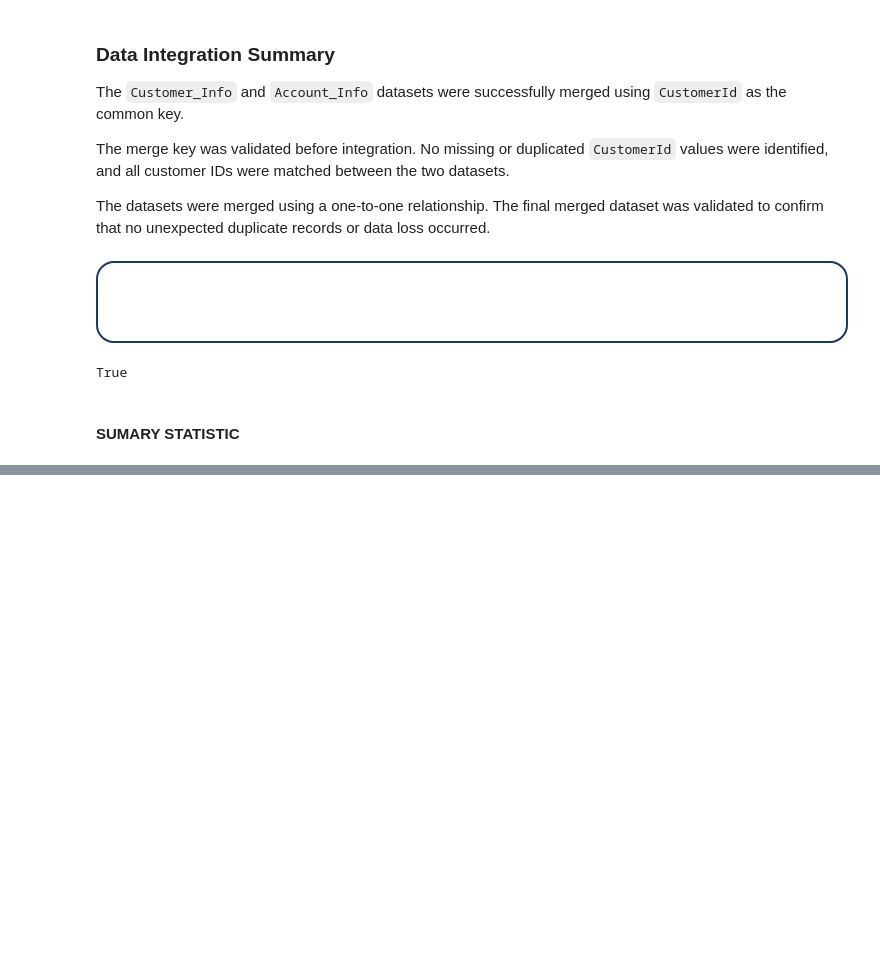
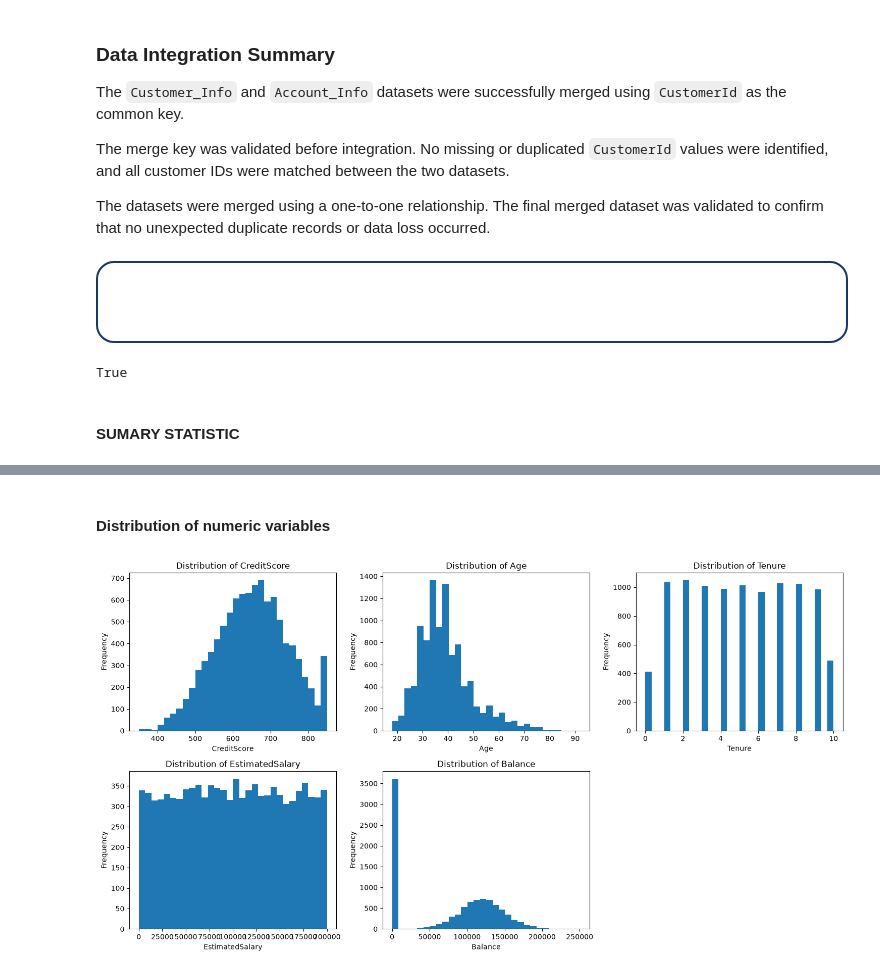
Before and after one commit to ppthanhtuyen-create/demo-git, a Jupyter notebook: data_understanding.ipynb, the cells around one changed output, grey strips where cells are left out. Drawn from its saved outputs; the diff is of its cells as text; code cells hidden in the pictures; blank space fills up the shorter version.

```diff
--- a/data_understanding.ipynb
+++ b/data_understanding.ipynb
@@ -838,19 +873,0 @@ df_merged.describe().T
-# %%
-import matplotlib.pyplot as plt
-
-numeric_cols = [
-    "CreditScore",
-    "Age",
-    "Tenure",
-    "EstimatedSalary",
-    "Balance",
-    "NumOfProducts"
-]
-
-for col in numeric_cols:
-    plt.figure(figsize=(8, 5))
-    plt.hist(df_merged[col], bins=30)
-    plt.title(f"Distribution of {col}")
-    plt.xlabel(col)
-    plt.ylabel("Frequency")
-    plt.show()
@@ -863,0 +886,33 @@ for col in numeric_cols:
+# %% [markdown]
+#### Distribution of numeric variables
+# %%
+import matplotlib.pyplot as plt
+
+numeric_cols = [
+    "CreditScore",
+    "Age",
+    "Tenure",
+    "EstimatedSalary",
+    "Balance"
+]
+
+fig, axes = plt.subplots(
+    2, 3,
+    figsize=(15, 8)
+)
+
+axes = axes.flatten()
+
+for i, col in enumerate(numeric_cols):
+    axes[i].hist(df_merged[col], bins=30)
+    axes[i].set_title(f"Distribution of {col}")
+    axes[i].set_xlabel(col)
+    axes[i].set_ylabel("Frequency")
+
+# Hide the unused subplot
+axes[-1].set_visible(False)
+
+plt.tight_layout()
+plt.show()
+# %% [output]
+[figure, added]
```
Also changed, not shown: parts of 8 cells of this notebook, 1 other file.
